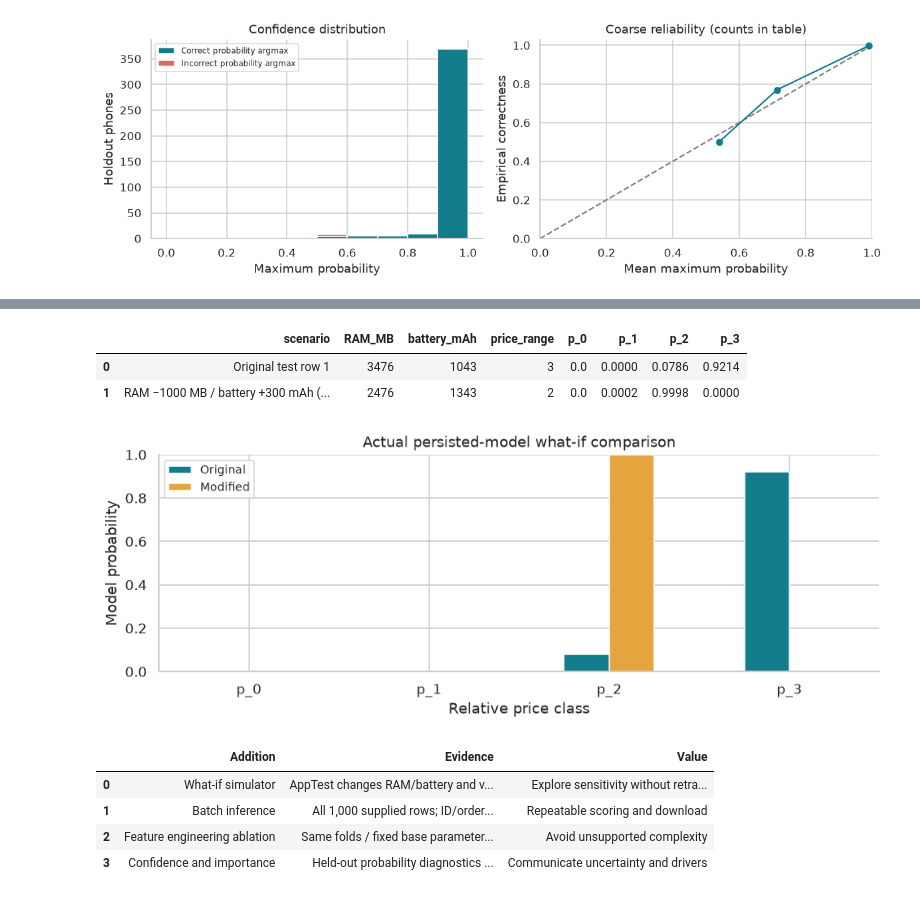
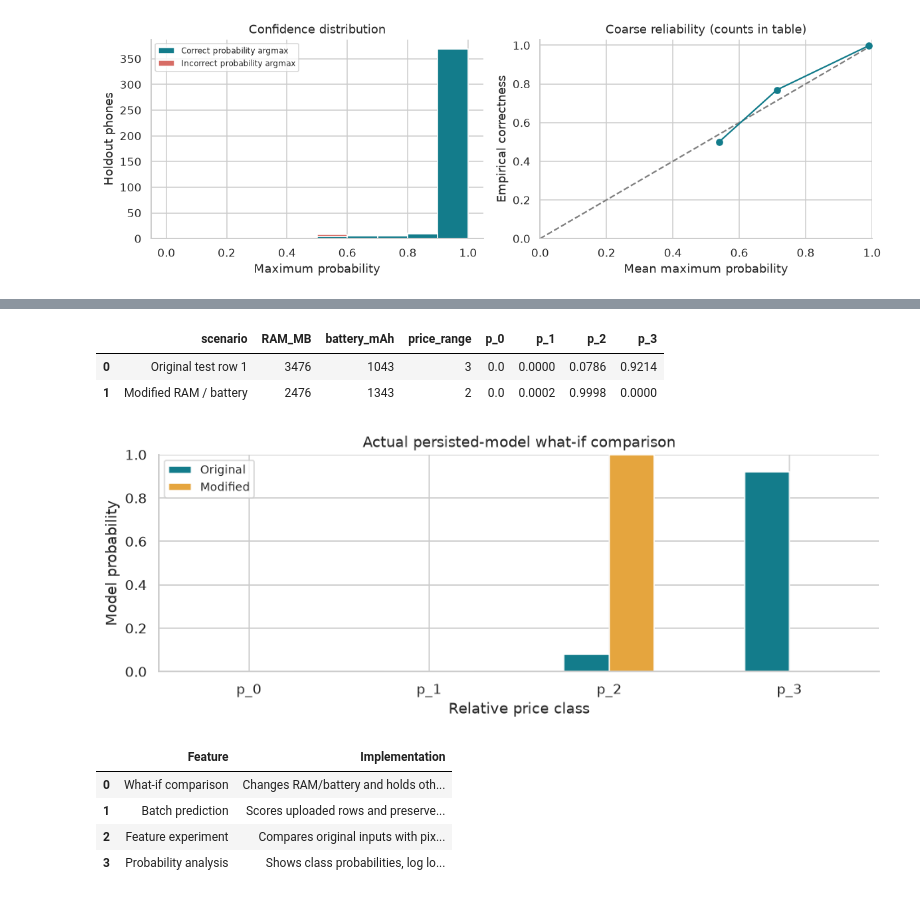
Before and after one commit to bhargav794/mobile-price-prediction-aml, a Jupyter notebook: submission/GROUP_NO.ipynb, the cells around one changed output, grey strips where cells are left out. Drawn from its saved outputs; the diff is of its cells as text; code cells hidden in the pictures.

```diff
--- a/submission/GROUP_NO.ipynb
+++ b/submission/GROUP_NO.ipynb
@@ -1985,33 +1924,33 @@ shows a model association, **not a causal intervention or a purchasing recommend
 # %%
 base = X_test.iloc[[0]].copy()
 scenario = base.copy()
 scenario['ram'] = max(int(X_train.ram.min()), int(base.ram.iloc[0])-1000)
 scenario['battery_power'] = min(int(X_train.battery_power.max()),int(base.battery_power.iloc[0])+300)
 scenario_inputs = pd.concat([base,scenario],ignore_index=True)
 scenario_results = predict_batch(reloaded,scenario_inputs,schema)
-scenario_results.insert(0,'scenario',['Original test row 1','RAM −1000 MB / battery +300 mAh (clipped to observed bounds)'])
+scenario_results.insert(0,'scenario',['Original test row 1','Modified RAM / battery'])
 scenario_results.insert(1,'RAM_MB',scenario_inputs.ram)
 scenario_results.insert(2,'battery_mAh',scenario_inputs.battery_power)
 display(scenario_results.round(4))
 fig,ax = plt.subplots(figsize=(9,3.5))
 prob_cols = [f'p_{i}' for i in labels]
 scenario_results.set_index('scenario')[prob_cols].T.plot.bar(ax=ax,color=['#137c8b','#e5a53e'],rot=0)
 ax.set(ylim=(0,1),xlabel='Relative price class',ylabel='Model probability',title='Actual persisted-model what-if comparison')
 ax.legend(['Original','Modified'],fontsize=9)
 fig.tight_layout(); plt.show()
 display(pd.DataFrame([
- ['What-if simulator','AppTest changes RAM/battery and verifies updated result','Explore sensitivity without retraining'],
- ['Batch inference','All 1,000 supplied rows; ID/order assertions; malformed-input tests','Repeatable scoring and download'],
- ['Feature engineering ablation','Same folds / fixed base parameters; accept only measured improvement','Avoid unsupported complexity'],
- ['Confidence and importance','Held-out probability diagnostics / raw-column permutation','Communicate uncertainty and drivers'],
- ],columns=['Addition','Evidence','Value']))
+ ['What-if comparison', 'Changes RAM/battery and holds other predictors fixed'],
+ ['Batch prediction', 'Scores uploaded rows and preserves their IDs and order'],
+ ['Feature experiment', 'Compares original inputs with pixel and screen areas'],
+ ['Probability analysis', 'Shows class probabilities, log loss and Brier score'],
+ ], columns=['Feature', 'Implementation']))
 # %% [output]
 |  | scenario | RAM_MB | battery_mAh | price_range | p_0 | p_1 | p_2 | p_3 |
 | 0 | Original test row 1 | 3476 | 1043 | 3 | 0.0 | 0.0000 | 0.0786 | 0.9214 |
-| 1 | RAM −1000 MB / battery +300 mAh (... | 2476 | 1343 | 2 | 0.0 | 0.0002 | 0.9998 | 0.0000 |
+| 1 | Modified RAM / battery | 2476 | 1343 | 2 | 0.0 | 0.0002 | 0.9998 | 0.0000 |
 [figure]
-|  | Addition | Evidence | Value |
-| 0 | What-if simulator | AppTest changes RAM/battery and v... | Explore sensitivity without retra... |
-| 1 | Batch inference | All 1,000 supplied rows; ID/order... | Repeatable scoring and download |
-| 2 | Feature engineering ablation | Same folds / fixed base parameter... | Avoid unsupported complexity |
-| 3 | Confidence and importance | Held-out probability diagnostics ... | Communicate uncertainty and drivers |
+|  | Feature | Implementation |
+| 0 | What-if comparison | Changes RAM/battery and holds oth... |
+| 1 | Batch prediction | Scores uploaded rows and preserve... |
+| 2 | Feature experiment | Compares original inputs with pix... |
+| 3 | Probability analysis | Shows class probabilities, log lo... |
```
Also changed, not shown: parts of 56 cells of this notebook, 20 other files.
